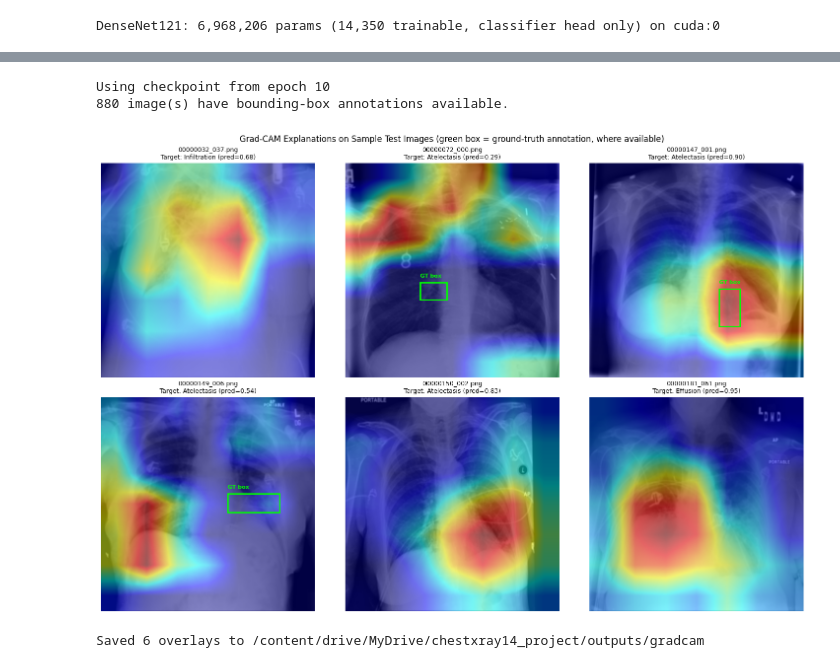
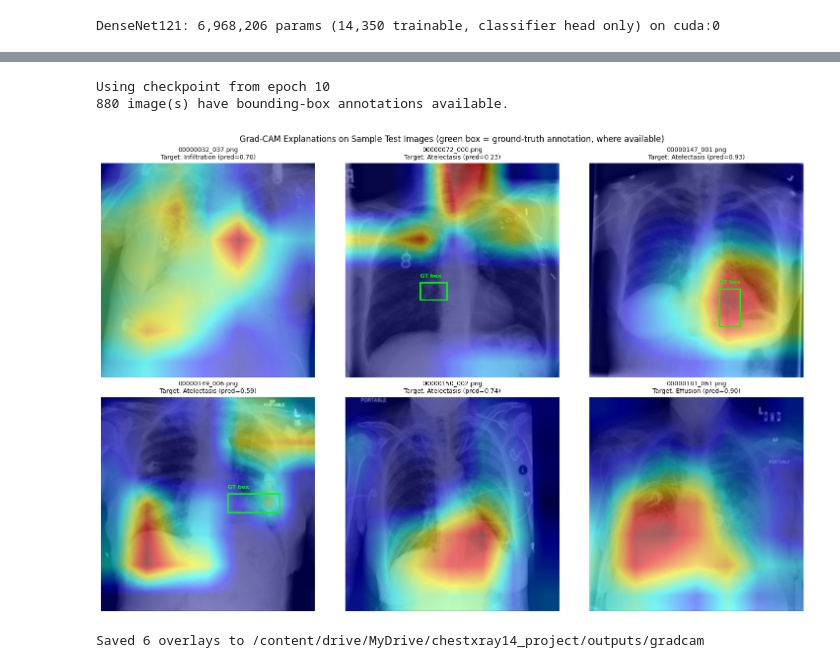
Before and after one commit to jausaff12/chestxray14-diagnosis-assistant, a Jupyter notebook: Medical_Image_Diagnosis_Assistant.ipynb, the cells around one changed output, grey strips where cells are left out. Saved outputs shown, nothing was run; the diff lists cells and outputs as text; code cells hidden in the pictures.

```diff
--- a/Medical_Image_Diagnosis_Assistant.ipynb
+++ b/Medical_Image_Diagnosis_Assistant.ipynb
@@ -1490,6 +1492,9 @@ if not os.path.exists(best_checkpoint_path):
 checkpoint = load_checkpoint(model, best_checkpoint_path, DEVICE)
 model = model.to(DEVICE)
 model.eval()
+
+for param in model.parameters():
+    param.requires_grad = True
 print(f"Using checkpoint from epoch {checkpoint['epoch']}")
 
 IMAGENET_MEAN = [0.485, 0.456, 0.406]
@@ -1520,12 +1525,7 @@ def generate_gradcam_overlay(image_tensor: torch.Tensor, class_index: int) -> tu
 
 
 def load_bbox_data(bbox_csv_path: str, image_size: int, original_image_size: int = 1024) -> dict:
-    """Load ground-truth bounding boxes, keyed by image filename.
 
-    Columns are read by position since the official CSV's header is
-    malformed. Returns an empty dict (rather than raising) if the file
-    doesn't match the expected structure.
-    """
     try:
         bbox_raw = pd.read_csv(bbox_csv_path)
     except Exception as read_error:
@@ -1603,32 +1603,32 @@ for plot_index, (_, row) in enumerate(sample_df.iterrows()):
                  f"(pred={probs[target_class_index]:.2f})", fontsize=9)
     ax.axis("off")
 
     if image_filename in bbox_data:
         for finding_label, x, y, w, h in bbox_data[image_filename]:
             if finding_label.strip().lower() == target_class_name.strip().lower():
                 rect = patches.Rectangle((x, y), w, h, linewidth=2,
                                           edgecolor="lime", facecolor="none")
                 ax.add_patch(rect)
                 ax.text(x, max(y - 5, 0), "GT box", color="lime", fontsize=8, weight="bold")
 
     overlay_save_path = os.path.join(
         CONFIG.gradcam_dir, f"{os.path.splitext(image_filename)[0]}_{target_class_name}.png"
     )
     Image.fromarray(overlay).save(overlay_save_path)
 
 for j in range(len(sample_df), len(axes_flat)):
     axes_flat[j].axis("off")
 
 plt.suptitle("Grad-CAM Explanations on Sample Test Images "
              "(green box = ground-truth annotation, where available)", fontsize=12)
 plt.tight_layout()
 gradcam_grid_path = os.path.join(CONFIG.gradcam_dir, "gradcam_grid_summary.png")
 plt.savefig(gradcam_grid_path, dpi=150)
 plt.show()
 
 print(f"Saved {len(sample_df)} overlays to {CONFIG.gradcam_dir}")
 # %% [output]
 Using checkpoint from epoch 10
 880 image(s) have bounding-box annotations available.
-[figure, old version]
+[figure, new version]
 Saved 6 overlays to /content/drive/MyDrive/chestxray14_project/outputs/gradcam
```
Also changed, not shown: parts of 33 cells of this notebook.
